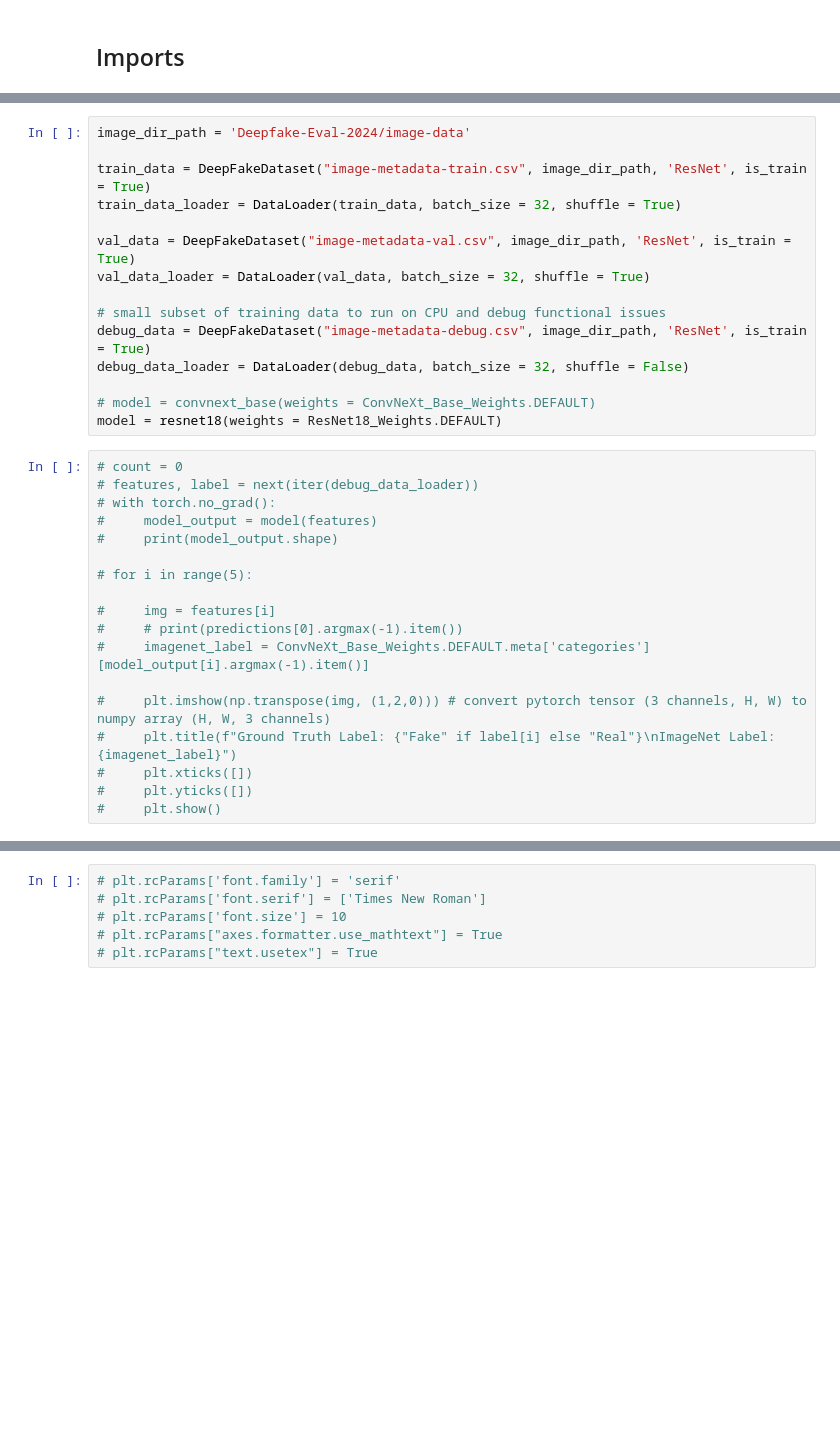
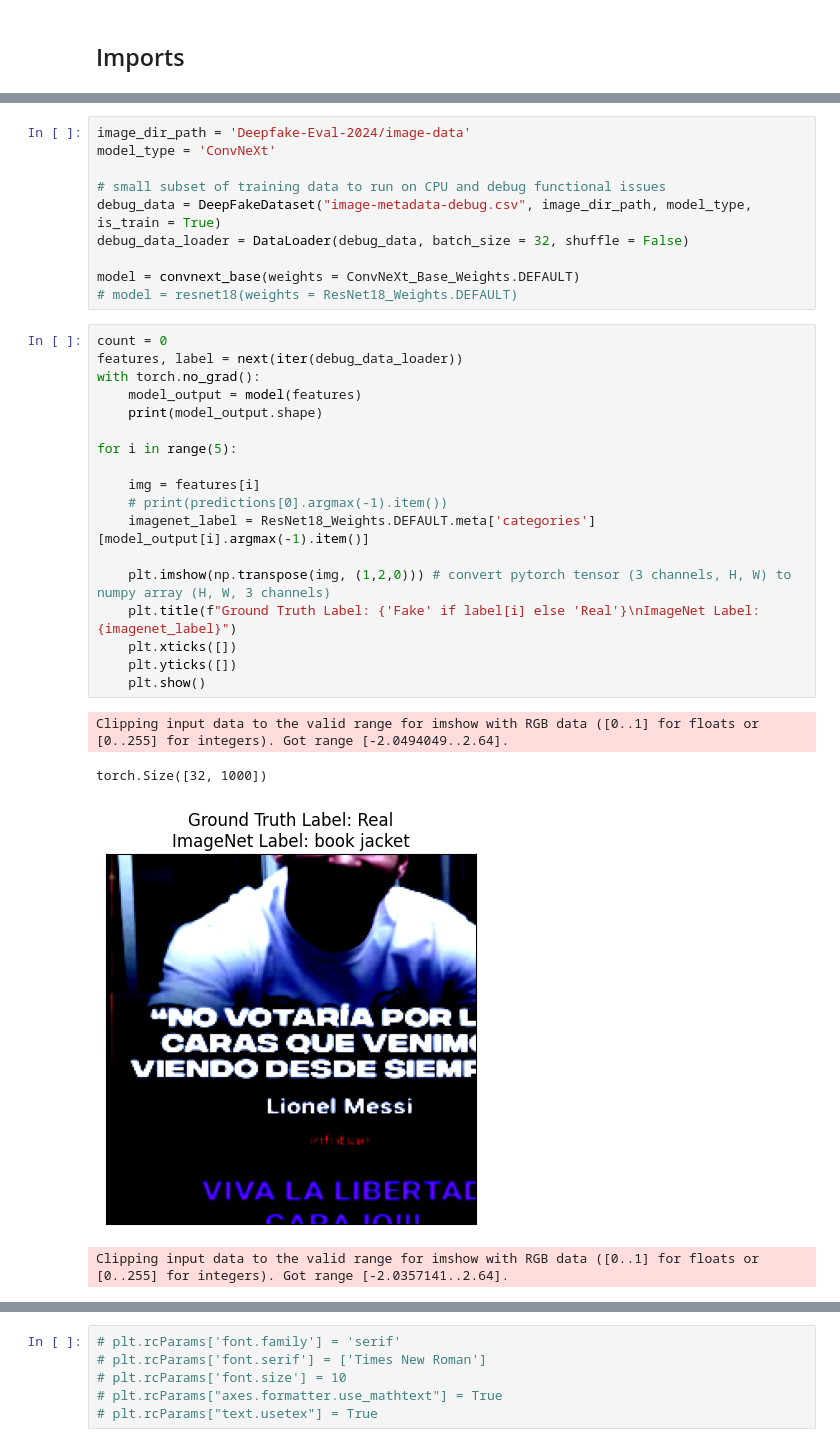
Before and after one commit to Deepfake-Detection-KKO/deepfake-detection, a Jupyter notebook: convnext_deepfake_analysis.ipynb, the cells around one changed output, grey strips where cells are left out. Cells and saved outputs as stored; diff of their text form; blank space fills up the shorter version.

Commit message:
notebook plot and experiments

```diff
--- a/convnext_deepfake_analysis.ipynb
+++ b/convnext_deepfake_analysis.ipynb
@@ -22,33 +34,33 @@ from torcheval.metrics.functional import binary_auroc, binary_auprc
 # %%
 image_dir_path = 'Deepfake-Eval-2024/image-data'
-
-train_data = DeepFakeDataset("image-metadata-train.csv", image_dir_path, 'ResNet', is_train = True)
-train_data_loader = DataLoader(train_data, batch_size = 32, shuffle = True)
-
-val_data = DeepFakeDataset("image-metadata-val.csv", image_dir_path, 'ResNet', is_train = True)
-val_data_loader = DataLoader(val_data, batch_size = 32, shuffle = True)
+model_type = 'ConvNeXt'
 
 # small subset of training data to run on CPU and debug functional issues
-debug_data = DeepFakeDataset("image-metadata-debug.csv", image_dir_path, 'ResNet', is_train = True)
+debug_data = DeepFakeDataset("image-metadata-debug.csv", image_dir_path, model_type, is_train = True)
 debug_data_loader = DataLoader(debug_data, batch_size = 32, shuffle = False)
 
-# model = convnext_base(weights = ConvNeXt_Base_Weights.DEFAULT)
-model = resnet18(weights = ResNet18_Weights.DEFAULT)
+model = convnext_base(weights = ConvNeXt_Base_Weights.DEFAULT)
+# model = resnet18(weights = ResNet18_Weights.DEFAULT)
 # %%
-# count = 0
-# features, label = next(iter(debug_data_loader))
-# with torch.no_grad():
-#     model_output = model(features)
-#     print(model_output.shape)
+count = 0
+features, label = next(iter(debug_data_loader))
+with torch.no_grad():
+    model_output = model(features)
+    print(model_output.shape)
 
-# for i in range(5):
+for i in range(5):
 
-#     img = features[i]
-#     # print(predictions[0].argmax(-1).item())
-#     imagenet_label = ConvNeXt_Base_Weights.DEFAULT.meta['categories'][model_output[i].argmax(-1).item()]
+    img = features[i]
+    # print(predictions[0].argmax(-1).item())
+    imagenet_label = ResNet18_Weights.DEFAULT.meta['categories'][model_output[i].argmax(-1).item()]
 
-#     plt.imshow(np.transpose(img, (1,2,0))) # convert pytorch tensor (3 channels, H, W) to numpy array (H, W, 3 channels)
-#     plt.title(f"Ground Truth Label: {"Fake" if label[i] else "Real"}\nImageNet Label: {imagenet_label}")
-#     plt.xticks([])
-#     plt.yticks([])
-#     plt.show()
+    plt.imshow(np.transpose(img, (1,2,0))) # convert pytorch tensor (3 channels, H, W) to numpy array (H, W, 3 channels)
+    plt.title(f"Ground Truth Label: {'Fake' if label[i] else 'Real'}\nImageNet Label: {imagenet_label}")
+    plt.xticks([])
+    plt.yticks([])
+    plt.show()
+# %% [output]
+Clipping input data to the valid range for imshow with RGB data ([0..1] for floats or [0..255] for integers). Got range [-2.0494049..2.64].
+torch.Size([32, 1000])
+[figure, added]
+Clipping input data to the valid range for imshow with RGB data ([0..1] for floats or [0..255] for integers). Got range [-2.0357141..2.64].
```
Also changed, not shown: parts of 14 cells of this notebook.
